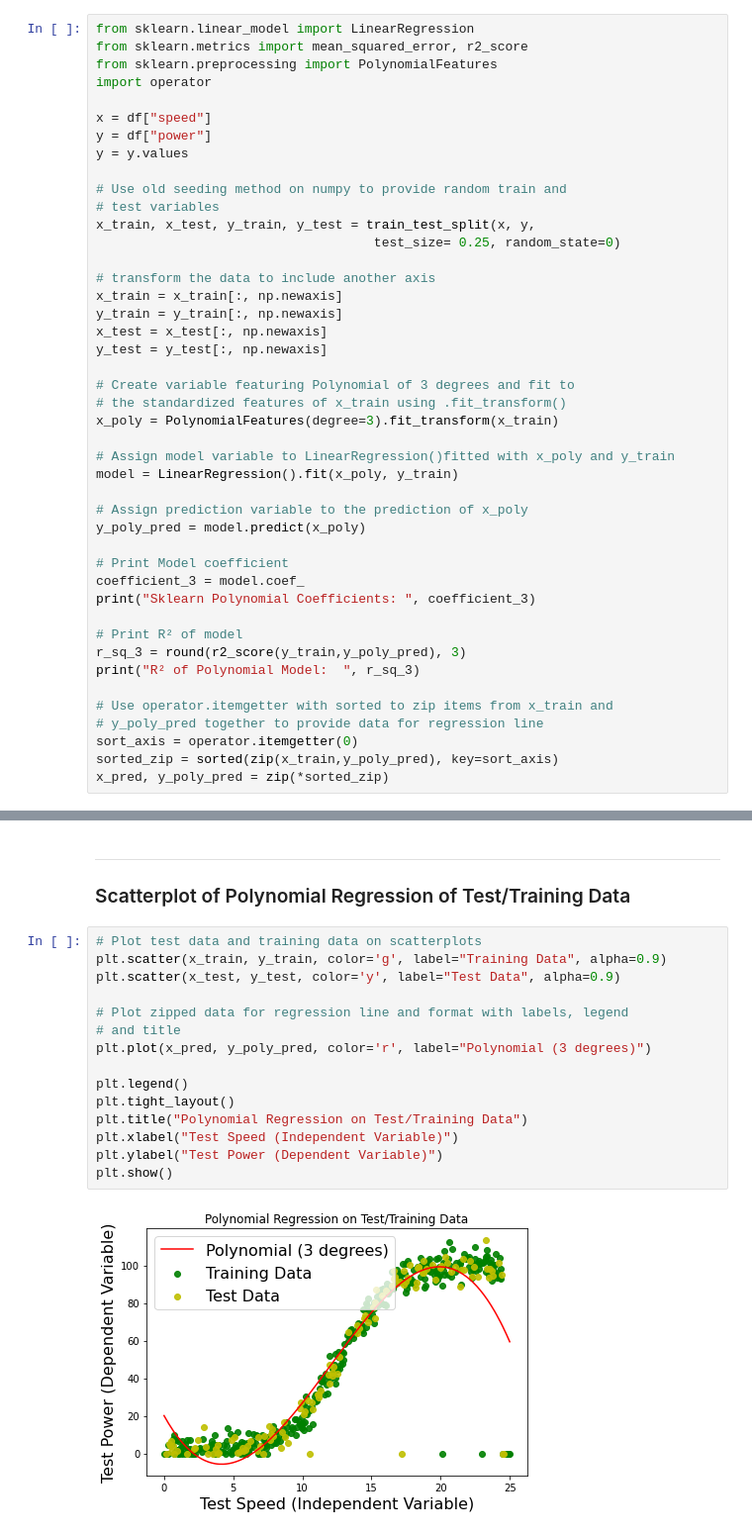
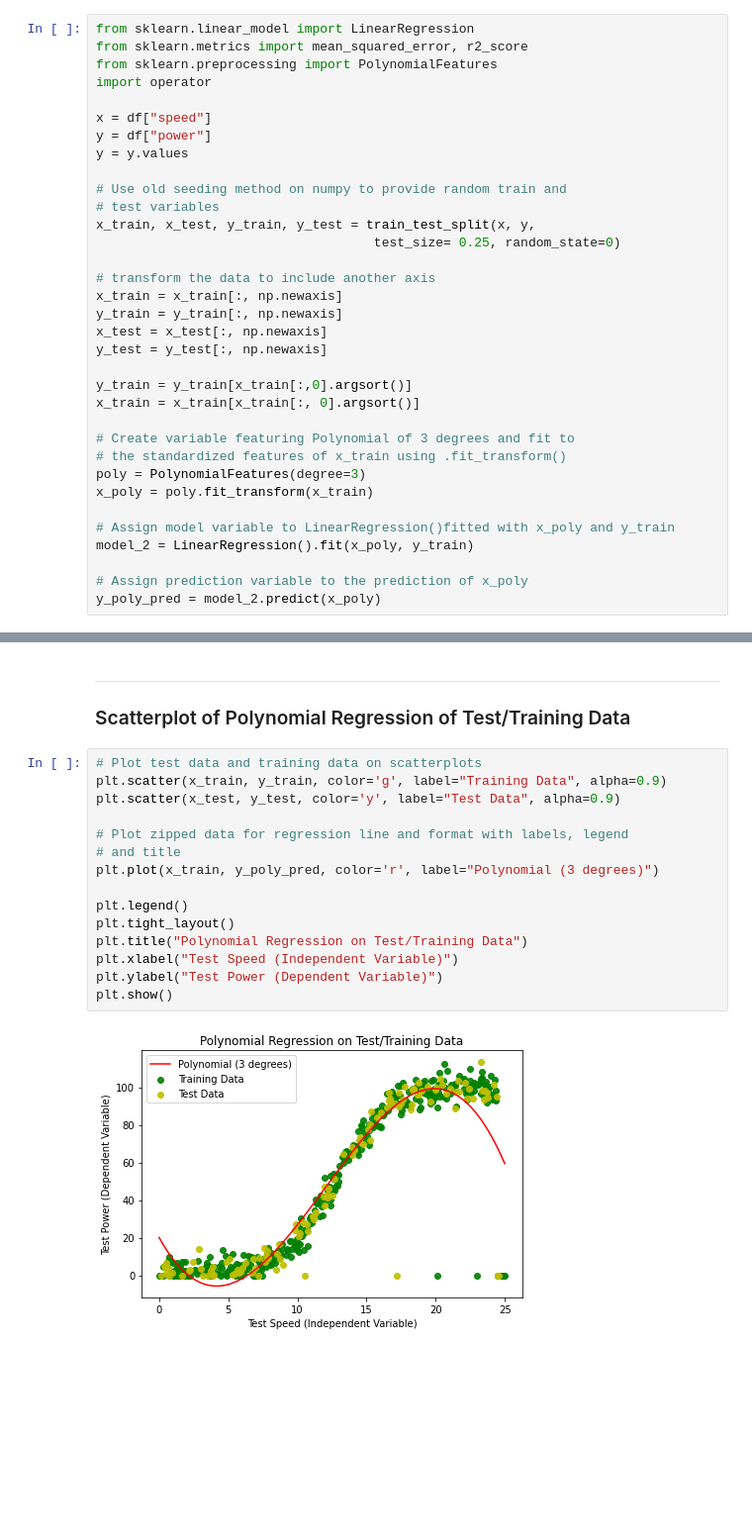
Before and after one commit to PJFinnerty/Project-2020-52446, a Jupyter notebook: Project-2020-PeterFinnerty.ipynb, the cells around one changed output, grey strips where cells are left out. Shown at 99% size. Saved outputs shown, nothing was run; the diff lists cells and outputs as text; blank space fills up the shorter version.

```diff
--- a/Project-2020-PeterFinnerty.ipynb
+++ b/Project-2020-PeterFinnerty.ipynb
@@ -659,26 +690,16 @@ y_train = y_train[:, np.newaxis]
 x_test = x_test[:, np.newaxis]
 y_test = y_test[:, np.newaxis]
 
+y_train = y_train[x_train[:,0].argsort()]
+x_train = x_train[x_train[:, 0].argsort()]
+
 # Create variable featuring Polynomial of 3 degrees and fit to
 # the standardized features of x_train using .fit_transform()
-x_poly = PolynomialFeatures(degree=3).fit_transform(x_train)
+poly = PolynomialFeatures(degree=3)
+x_poly = poly.fit_transform(x_train)
 
 # Assign model variable to LinearRegression()fitted with x_poly and y_train
-model = LinearRegression().fit(x_poly, y_train)
+model_2 = LinearRegression().fit(x_poly, y_train)
 
 # Assign prediction variable to the prediction of x_poly
-y_poly_pred = model.predict(x_poly)
-
-# Print Model coefficient
-coefficient_3 = model.coef_
-print("Sklearn Polynomial Coefficients: ", coefficient_3)
-
-# Print R² of model
-r_sq_3 = round(r2_score(y_train,y_poly_pred), 3)
-print("R² of Polynomial Model:  ", r_sq_3)
-
-# Use operator.itemgetter with sorted to zip items from x_train and
-# y_poly_pred together to provide data for regression line
-sort_axis = operator.itemgetter(0)
-sorted_zip = sorted(zip(x_train,y_poly_pred), key=sort_axis)
-x_pred, y_poly_pred = zip(*sorted_zip)
+y_poly_pred = model_2.predict(x_poly)
@@ -692,17 +710,17 @@ R² of Polynomial Model:   0.881
 # %%
 # Plot test data and training data on scatterplots
 plt.scatter(x_train, y_train, color='g', label="Training Data", alpha=0.9)
 plt.scatter(x_test, y_test, color='y', label="Test Data", alpha=0.9)
 
 # Plot zipped data for regression line and format with labels, legend
 # and title
-plt.plot(x_pred, y_poly_pred, color='r', label="Polynomial (3 degrees)")
+plt.plot(x_train, y_poly_pred, color='r', label="Polynomial (3 degrees)")
 
 plt.legend()
 plt.tight_layout()
 plt.title("Polynomial Regression on Test/Training Data")
 plt.xlabel("Test Speed (Independent Variable)")
 plt.ylabel("Test Power (Dependent Variable)")
 plt.show()
 # %% [output]
-[figure, old version]
+[figure, new version]
```
Also changed, not shown: parts of 48 cells of this notebook, 1 other file.
